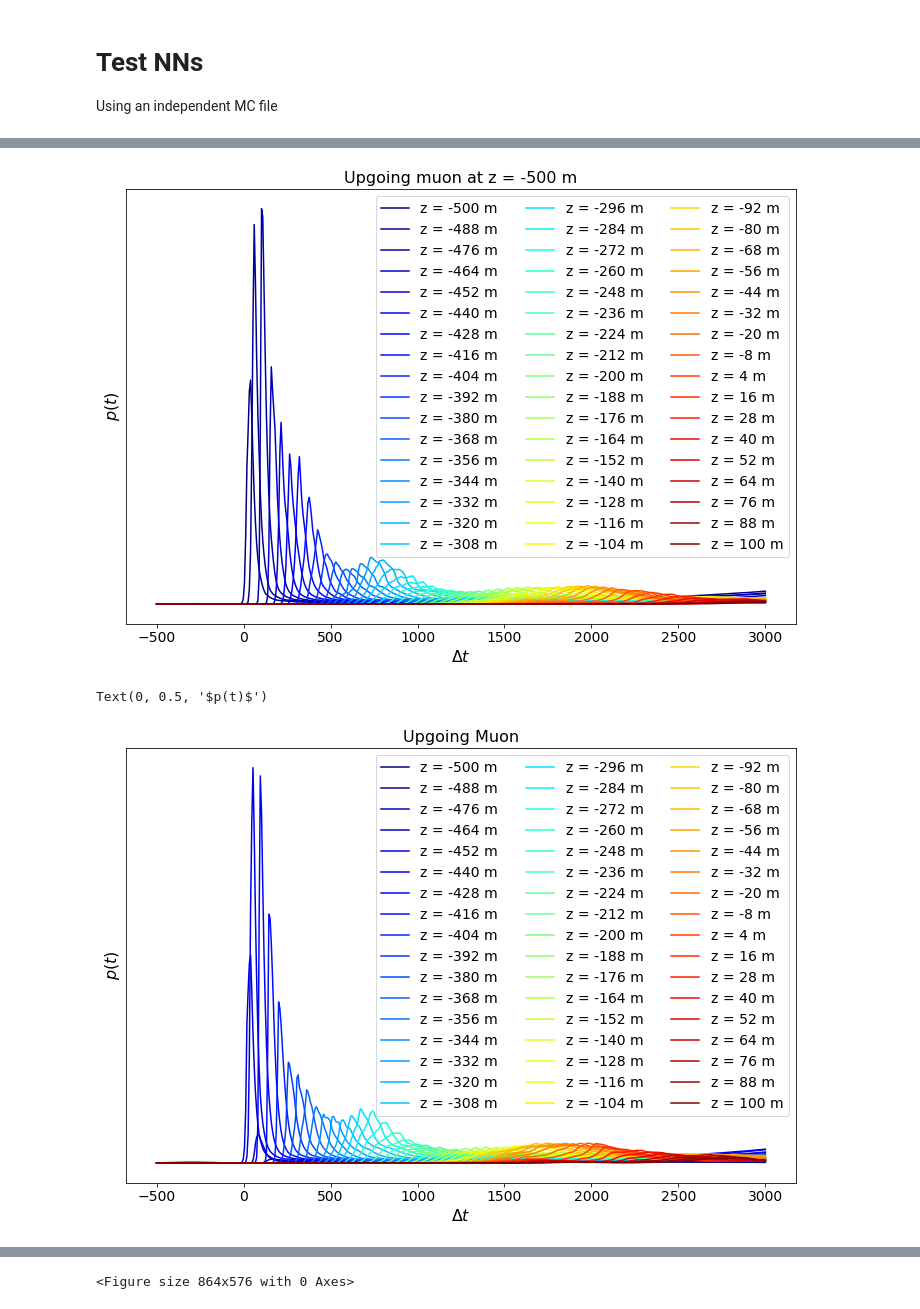
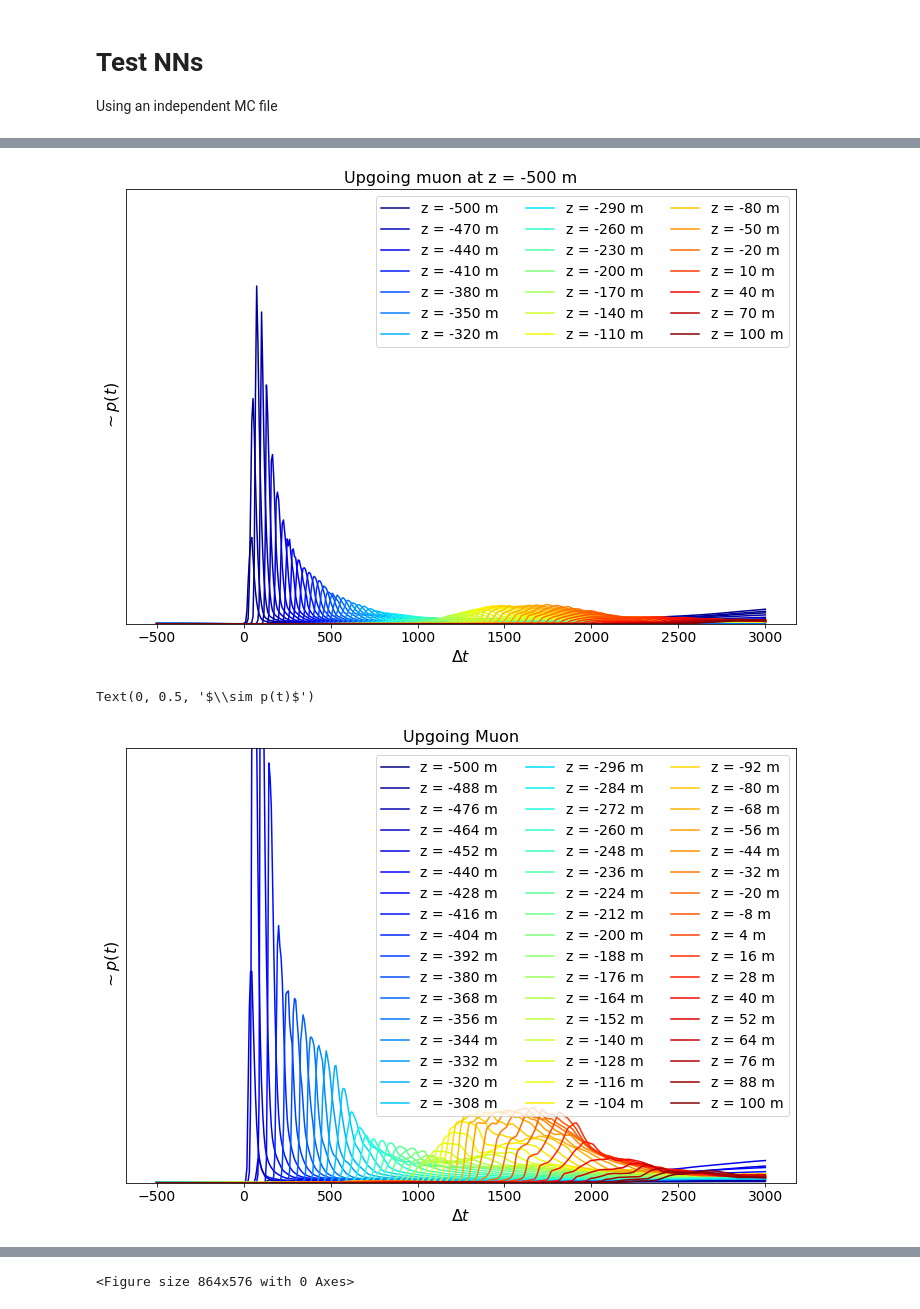
Before and after one commit to philippeller/IceNet, a Jupyter notebook: single_hits_total_charge_net/inspect.ipynb, the cells around one changed output, grey strips where cells are left out. Cells and saved outputs as stored; diff of their text form; code cells hidden in the pictures.

```diff
--- a/single_hits_total_charge_net/inspect.ipynb
+++ b/single_hits_total_charge_net/inspect.ipynb
@@ -39,9 +39,9 @@ True
 # %% [markdown]
 # Load NNs
 # %%
-hit_net = tf.keras.models.load_model('models/new_hit_net.h5', custom_objects={'trafo_indep':trafo_indep})
+hit_net = tf.keras.models.load_model('models/new_hit_net700.h5', custom_objects={'trafo_indep':trafo_indep})
 # %%
-charge_net = tf.keras.models.load_model('models/new_charge_net.h5', custom_objects={'trafo_q':trafo_q})
+charge_net = tf.keras.models.load_model('models/new_charge_net_long.h5', custom_objects={'trafo_q':trafo_q})
 # %% [markdown]
 # Test NNs
 Using an independent MC file
@@ -166,13 +160,14 @@ def get_llh_1d(event, plot_dim, n_steps=100):
     if plot_dim == 'zenith':
         xs = np.linspace(0, np.pi, n_steps)
     elif plot_dim == 'azimuth':
-        xs = np.linspace(0, 2*np.pi, n_steps)
+        xs = np.linspace(true_p - np.pi, true_p + np.pi, n_steps)
     elif 'energy' in plot_dim:
-        xs = np.linspace(0, min(max(10, 10*true_p), 1000), n_steps)
+        #xs = np.linspace(0, min(max(10, 10*true_p), 1000), n_steps)
+        xs = np.logspace(0,2, n_steps)
     else:
         delta = 50
         if plot_dim == 'time':
-            delta *= 3
+            delta *= 5
         xs = np.linspace(true_p-delta, true_p+delta, n_steps)
 
     params = np.repeat(event['params'][np.newaxis, :], repeats=n_steps, axis=0)#.reshape(-1, 2)
@@ -231,6 +230,8 @@ def plot_llh(event, plot_dim, ax, n_steps=100):
     ax.plot(xs, q_llh, c='green', lw=2, label='Charge')
     ax.plot(xs, total_llh, c='k', lw=2, label='Total')
     ax.axvline(xs[np.argmin(total_llh)], c='k', ls='--', label='Minimum')
+    if 'energy' in plot_dim:
+        ax.set_xscale('log')
 
     ax.set_xlabel(plot_dim)
     #plt.legend()
@@ -270,41 +275,46 @@ plt.savefig('plots/hitnet_event%i.png'%event_idx)
 # %%
-N = 51
+N = 81
 
 colors = plt.cm.jet(np.linspace(0,1,N))
 
 fig, ax = plt.subplots(1,1)
 
 def animate(muon_z):
 
     ax.clear()
 
     for i, z in enumerate(np.linspace(-500, 100, N)):
 
         params = np.repeat(np.array([0., 0., muon_z, 0, 0., np.pi, 20., 100.]), 500).reshape(8, -1).T
 
         params[:, 3] = np.linspace(-3000, 500, params.shape[0])
 
         event = {}
         event['hits'] = np.array([[5.,5., z, 0., 1.]])
         event['total_charge'] = 1.
 
         _, l, _, _, = get_llhs(event, params, epsilon = 1e-10, subtract=False)
+        if int(z)%10 == 0:
+            label = 'z = %.0f m'%z
+        else:
+            label = None
 
-        ax.plot(-params[:, 3], np.exp(-l), color=colors[i], label='z = %.0f m'%z)
+        ax.plot(-params[:, 3], np.exp(-l), color=colors[i], label=label)
     ax.legend(ncol=3, loc='upper right')
     ax.get_yaxis().set_ticks([])
+    ax.set_ylim(0,1000)
     ax.set_title(f'Upgoing muon at z = {muon_z:.0f} m')
     ax.set_xlabel(r'$\Delta t$')
-    ax.set_ylabel(r'$p(t)$')
+    ax.set_ylabel(r'$\sim p(t)$')
 
 
 ani = animation.FuncAnimation(fig, animate, frames=np.linspace(-500, -200, 100))
 
 
 #plt.gca().set_yscale('log')
 #plt.savefig('upgoing_muon.png')
 # %% [output]
-[figure, old version]
+[figure, new version]
 # %%
 ani.save('plots/muon.gif', writer='imagemagick', fps=25)
 # %%
@@ -329,15 +339,16 @@ for i, z in enumerate(np.linspace(-500, 100, N)):
 
     plt.plot(-params[:, 3], np.exp(-l), color=colors[i], label='z = %.0f m'%z)
 plt.legend(ncol=3)
+plt.gca().set_ylim(0,300)
 plt.gca().get_yaxis().set_ticks([])
 plt.gca().set_title('Upgoing Muon')
 plt.gca().set_xlabel(r'$\Delta t$')
-plt.gca().set_ylabel(r'$p(t)$')
+plt.gca().set_ylabel(r'$\sim p(t)$')
 #plt.gca().set_yscale('log')
 #plt.savefig('upgoing_muon.png')
 # %% [output]
-Text(0, 0.5, '$p(t)$')
+Text(0, 0.5, '$\\sim p(t)$')
-[figure, old version]
+[figure, new version]
 # %%
 qs = []
 N = 21
```
Also changed, not shown: parts of 31 cells of this notebook, 4 other files.
